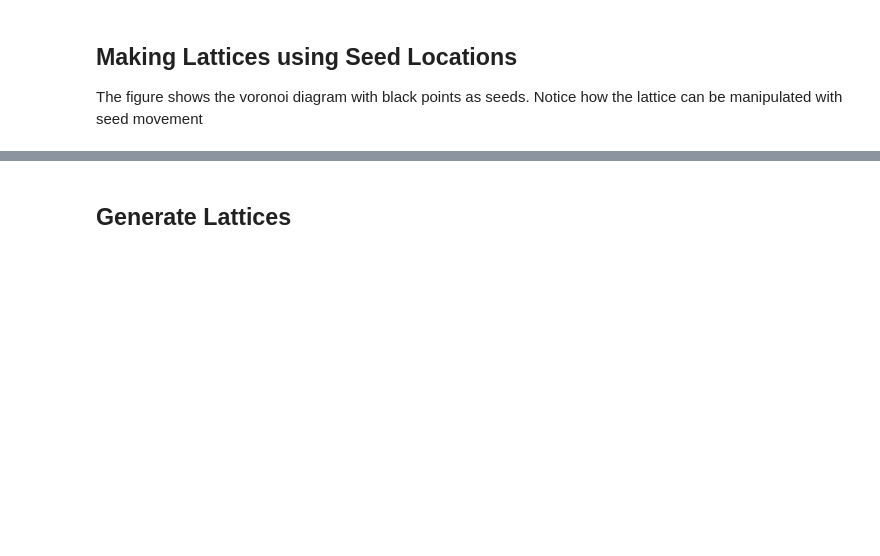
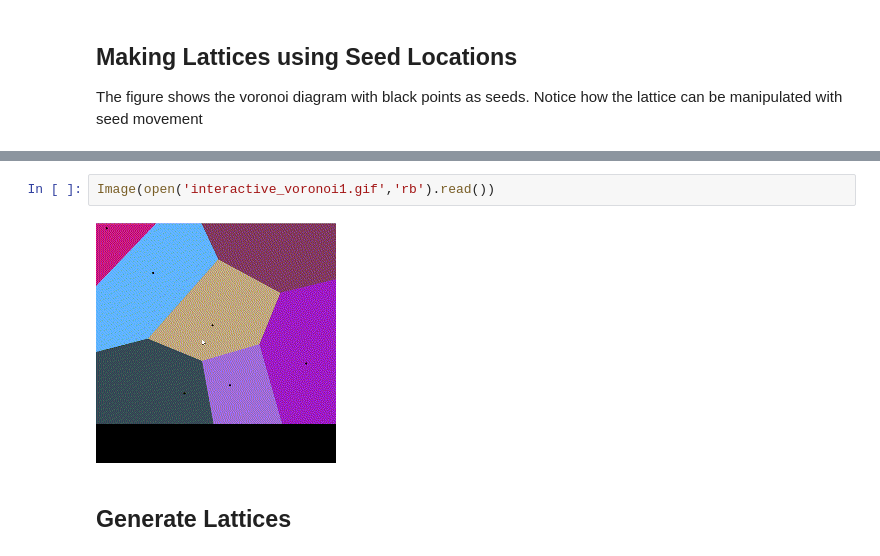
Before and after one commit to joelbenjohn/Tesselations, a Jupyter notebook: Cellular_Lattices.ipynb, the cells around one changed output, grey strips where cells are left out. Cells and saved outputs as stored; diff of their text form; blank space fills up the shorter version.

```diff
--- a/Cellular_Lattices.ipynb
+++ b/Cellular_Lattices.ipynb
@@ -24,3 +23,7 @@ Notice how the lattice can be manipulated with seed movement
+# %%
+Image(open('interactive_voronoi1.gif','rb').read())
+# %% [output]
+[figure, added]
 # %% [markdown]
 ## Generate Lattices
 # %% [markdown]
```
Also changed, not shown: parts of 3 cells of this notebook.
